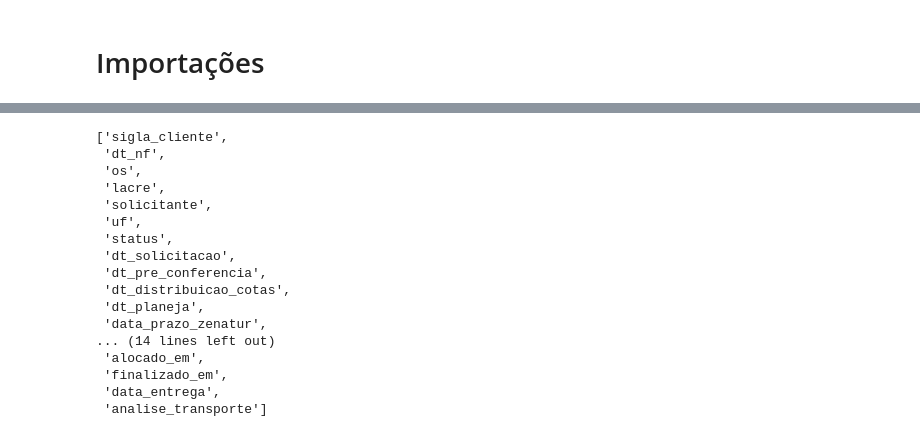
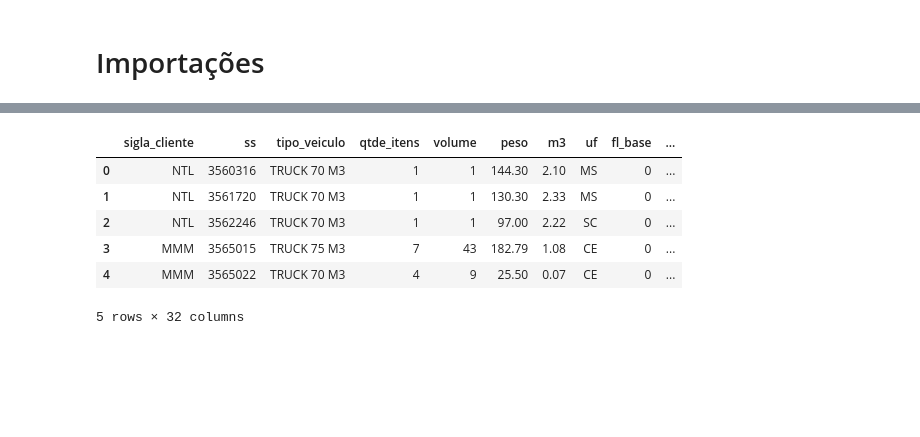
Before and after one commit to tiago466/ds-otif-detection-ml, a Jupyter notebook: notebooks/01_eda_descritiva.ipynb, the cells around one changed output, grey strips where cells are left out. Cells and saved outputs as stored; diff of their text form; code cells hidden in the pictures; blank space fills up the shorter version.

```diff
--- a/notebooks/01_eda_descritiva.ipynb
+++ b/notebooks/01_eda_descritiva.ipynb
@@ -156,20 +84,14 @@ Tipos de Dados
-# %%
-df.select_dtypes(include='object').columns.tolist()
-# %% [output]
-['sigla_cliente',
- 'dt_nf',
- 'os',
- 'lacre',
- 'solicitante',
- 'uf',
- 'status',
- 'dt_solicitacao',
- 'dt_pre_conferencia',
- 'dt_distribuicao_cotas',
- 'dt_planeja',
- 'data_prazo_zenatur',
-... (14 lines left out)
- 'alocado_em',
- 'finalizado_em',
- 'data_entrega',
- 'analise_transporte']
+# %%
+file_path = "../database/processed/acompanhamento_operacional_clean.csv"
+
+df_main = pd.read_csv(file_path)
+
+df_main.head(5)
+# %% [output]
+|  | sigla_cliente | ss | tipo_veiculo | qtde_itens | volume | peso | m3 | uf | fl_base | ... |
+| 0 | NTL | 3560316 | TRUCK 70 M3 | 1 | 1 | 144.30 | 2.10 | MS | 0 | ... |
+| 1 | NTL | 3561720 | TRUCK 70 M3 | 1 | 1 | 130.30 | 2.33 | MS | 0 | ... |
+| 2 | NTL | 3562246 | TRUCK 70 M3 | 1 | 1 | 97.00 | 2.22 | SC | 0 | ... |
+| 3 | MMM | 3565015 | TRUCK 75 M3 | 7 | 43 | 182.79 | 1.08 | CE | 0 | ... |
+| 4 | MMM | 3565022 | TRUCK 70 M3 | 4 | 9 | 25.50 | 0.07 | CE | 0 | ... |
+5 rows × 32 columns
```
Also changed, not shown: parts of 23 cells of this notebook, 3 other files.
